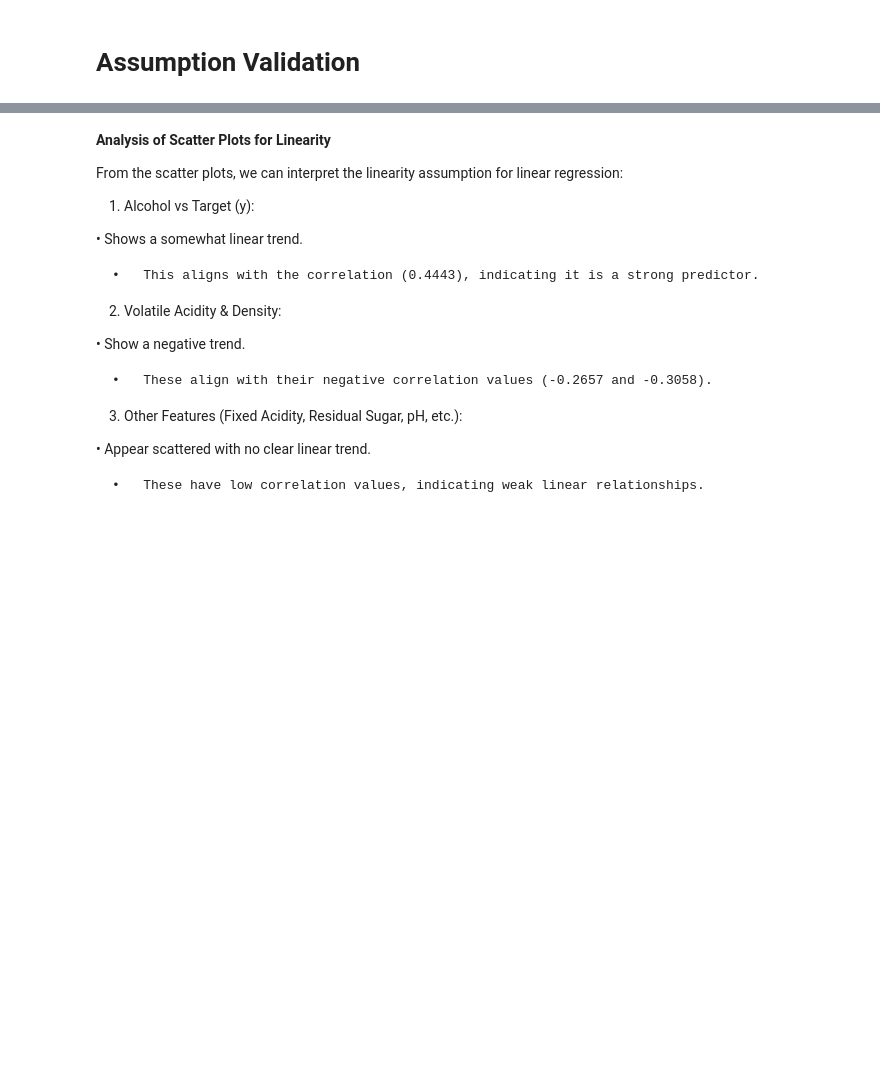
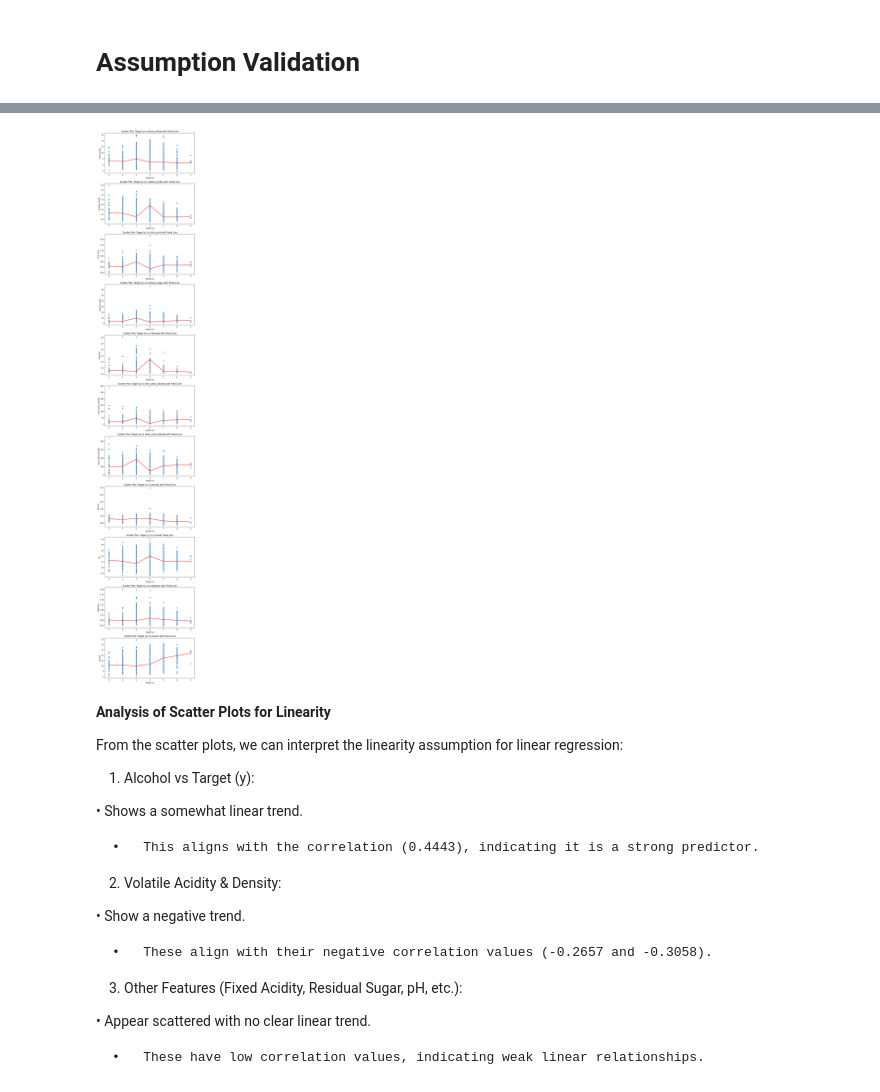
Before and after one commit to JebinAbraham/Linear-Regression-WineQuality-Dataset, a Jupyter notebook: Linear-Regression.ipynb, the cells around one changed output, grey strips where cells are left out. Cells and saved outputs as stored; diff of their text form; code cells hidden in the pictures; blank space fills up the shorter version.

```diff
--- a/Linear-Regression.ipynb
+++ b/Linear-Regression.ipynb
@@ -135,3 +117,28 @@ alcohol                                 0.444319
+# %%
+import numpy as np
+import matplotlib.pyplot as plt
+import seaborn as sns
+from statsmodels.nonparametric.smoothers_lowess import lowess
+
+# Creating scatter plots with inverted axes (Target y on X-axis, Features on Y-axis)
+fig, axes = plt.subplots(nrows=len(X.columns), ncols=1, figsize=(8, 4 * len(X.columns)))
+
+for i, col in enumerate(X.columns):
+    ax = axes[i]
+    sns.scatterplot(x=y.iloc[:, 0], y=X[col], ax=ax)
+
+    # Fitting a LOWESS (Locally Weighted Scatterplot Smoothing) trend line
+    smoothed = lowess(X[col], y.iloc[:, 0], frac=0.3)  # Adjust frac for smoothness
+
+    ax.plot(smoothed[:, 0], smoothed[:, 1], color='red', linewidth=2)  # Trend line
+    ax.set_title(f"Scatter Plot: Target (y) vs {col} with Trend Line")
+    ax.set_xlabel("Target (y)")
+    ax.set_ylabel(col)
+
+plt.tight_layout()
+plt.show()
+# %% [output]
+[figure, added]
 # %% [markdown]
 **Analysis of Scatter Plots for Linearity**
 
```
Also changed, not shown: parts of 2 cells of this notebook.
